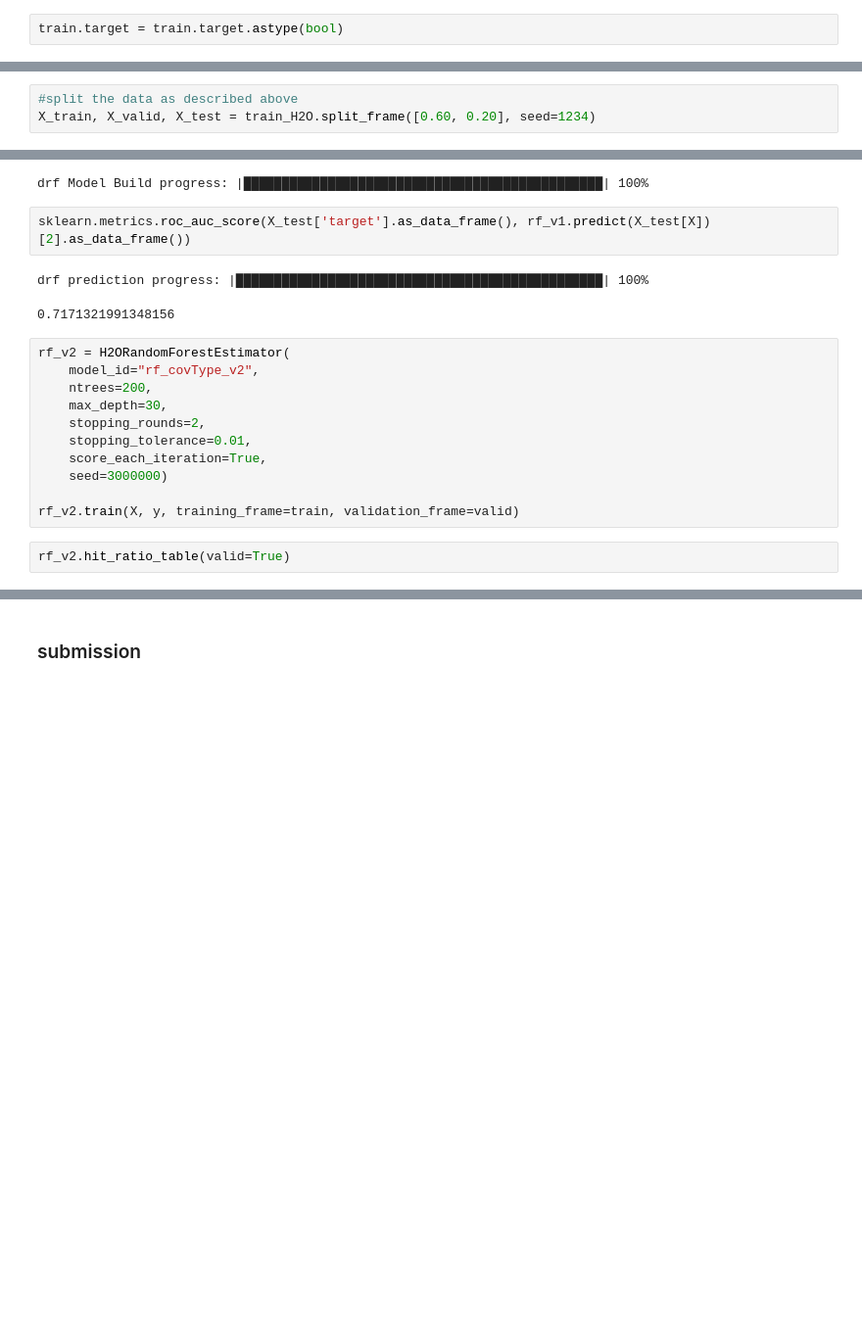
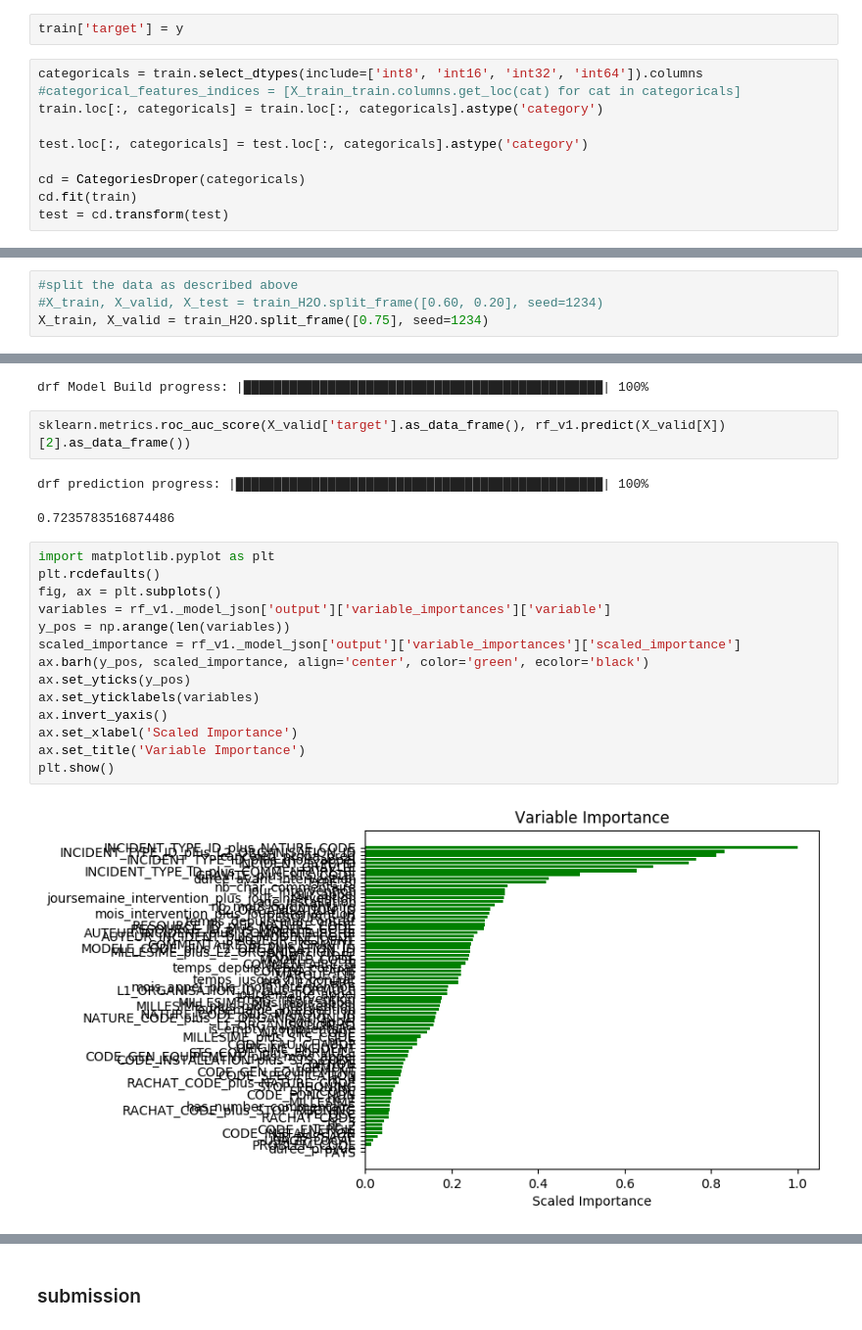
Before and after one commit to PhyxIt/DSC_home_service, a Jupyter notebook: notebooks/Modeling-Clean.ipynb, the cells around one changed output, grey strips where cells are left out. Shown at 98% size. Saved outputs shown, nothing was run; the diff lists cells and outputs as text; blank space fills up the shorter version.

```diff
--- a/notebooks/Modeling-Clean.ipynb
+++ b/notebooks/Modeling-Clean.ipynb
@@ -640,5 +716,15 @@ from h2o.estimators.random_forest import H2ORandomForestEstimator
-# %%
-train.target = train.target.astype(bool)
+# %%
+train['target'] = y
+# %%
+categoricals = train.select_dtypes(include=['int8', 'int16', 'int32', 'int64']).columns
+#categorical_features_indices = [X_train_train.columns.get_loc(cat) for cat in categoricals]
+train.loc[:, categoricals] = train.loc[:, categoricals].astype('category')
+
+test.loc[:, categoricals] = test.loc[:, categoricals].astype('category')
+
+cd = CategoriesDroper(categoricals)
+cd.fit(train)
+test = cd.transform(test)
 # %%
 #covtype_df = h2o.import_file(os.path.realpath("../data/covtype.full.csv"))
 #convert df to H2O df type
@@ -649,7 +735,8 @@ Parse progress: |█████████████████████
 Parse progress: |█████████████████████████████████████████████████████████| 100%
 # %%
 #split the data as described above
-X_train, X_valid, X_test = train_H2O.split_frame([0.60, 0.20], seed=1234)
+#X_train, X_valid, X_test = train_H2O.split_frame([0.60, 0.20], seed=1234)
+X_train, X_valid = train_H2O.split_frame([0.75], seed=1234)
 # %%
 #Prepare predictors and response columns
 X = train_H2O.col_names     #last column is Cover_Type, our desired response variable
@@ -670,20 +756,23 @@ rf_v1.train(X, y, training_frame=X_train, validation_frame=X_valid)
 # %% [output]
 drf Model Build progress: |███████████████████████████████████████████████| 100%
 # %%
-sklearn.metrics.roc_auc_score(X_test['target'].as_data_frame(), rf_v1.predict(X_test[X])[2].as_data_frame())
+sklearn.metrics.roc_auc_score(X_valid['target'].as_data_frame(), rf_v1.predict(X_valid[X])[2].as_data_frame())
 # %% [output]
 drf prediction progress: |████████████████████████████████████████████████| 100%
-0.7171321991348156
+0.7235783516874486
-# %%
-rf_v2 = H2ORandomForestEstimator(
-    model_id="rf_covType_v2",
-    ntrees=200,
-    max_depth=30,
-    stopping_rounds=2,
-    stopping_tolerance=0.01,
-    score_each_iteration=True,
-    seed=3000000)
-
-rf_v2.train(X, y, training_frame=train, validation_frame=valid)
-# %%
-rf_v2.hit_ratio_table(valid=True)
+# %%
+import matplotlib.pyplot as plt
+plt.rcdefaults()
+fig, ax = plt.subplots()
+variables = rf_v1._model_json['output']['variable_importances']['variable']
+y_pos = np.arange(len(variables))
+scaled_importance = rf_v1._model_json['output']['variable_importances']['scaled_importance']
+ax.barh(y_pos, scaled_importance, align='center', color='green', ecolor='black')
+ax.set_yticks(y_pos)
+ax.set_yticklabels(variables)
+ax.invert_yaxis()
+ax.set_xlabel('Scaled Importance')
+ax.set_title('Variable Importance')
+plt.show()
+# %% [output]
+[figure, added]
```
Also changed, not shown: parts of 49 cells of this notebook, 2 other files.
